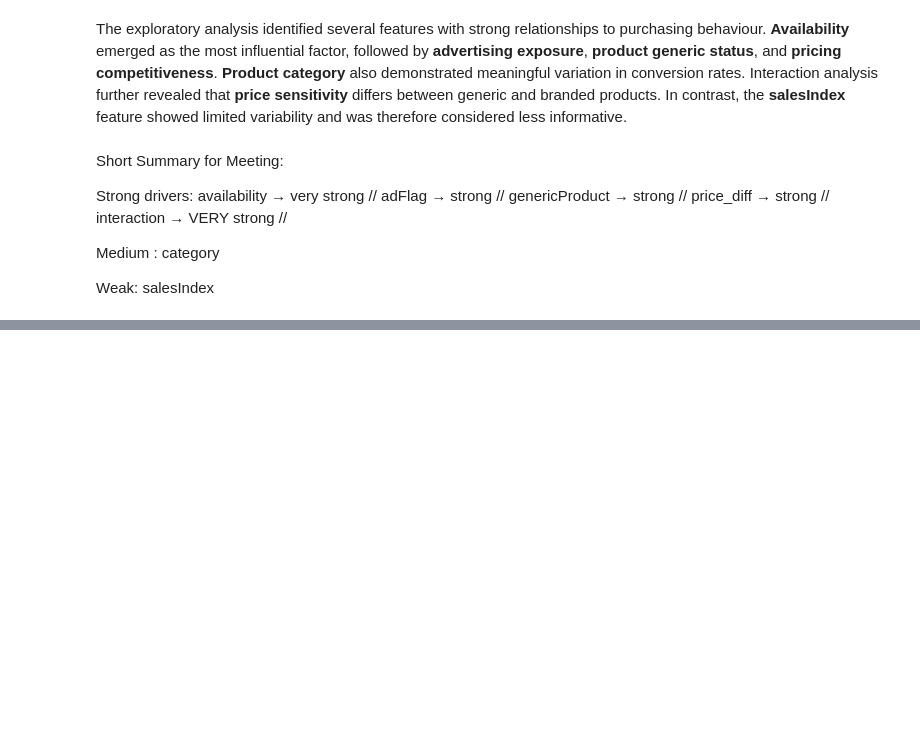
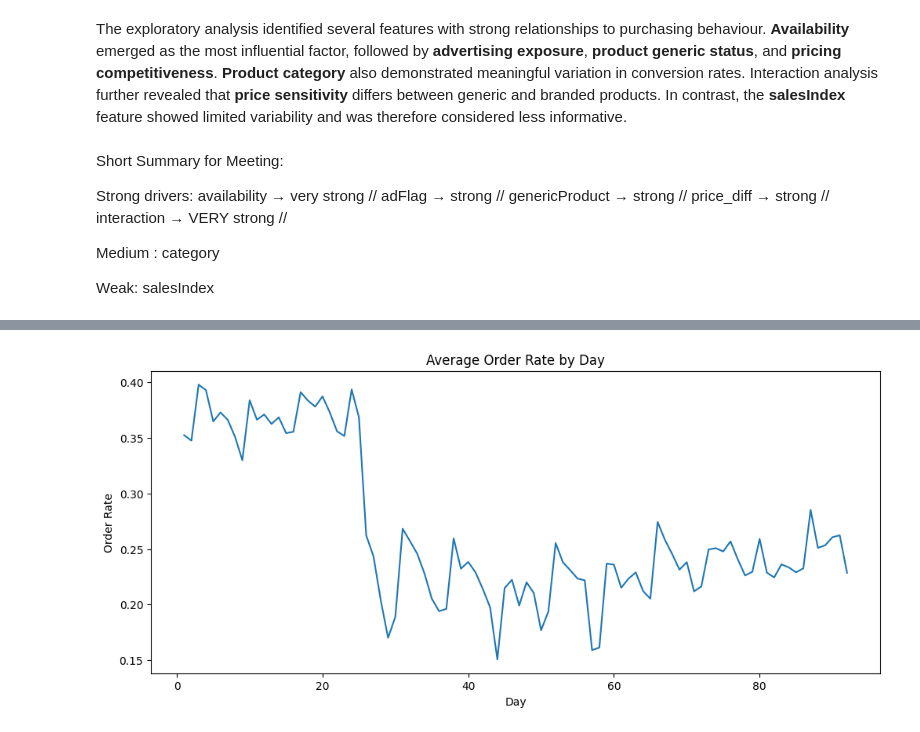
Before and after one commit to Happydeath97/analyticalProjectProductPricing, a Jupyter notebook: notebooks/DataExploration.ipynb, the cells around one changed output, grey strips where cells are left out. Saved outputs shown, nothing was run; the diff lists cells and outputs as text; code cells hidden in the pictures; blank space fills up the shorter version.

```diff
--- a/notebooks/DataExploration.ipynb
+++ b/notebooks/DataExploration.ipynb
@@ -347,0 +411,10 @@ Weak: salesIndex
+# %%
+orders_by_day = df.groupby("day")["order"].mean()
+
+orders_by_day.plot(figsize=(12,5))
+plt.title("Average Order Rate by Day")
+plt.ylabel("Order Rate")
+plt.xlabel("Day")
+plt.show()
+# %% [output]
+[figure, added]
```
Also changed, not shown: parts of 12 cells of this notebook.
